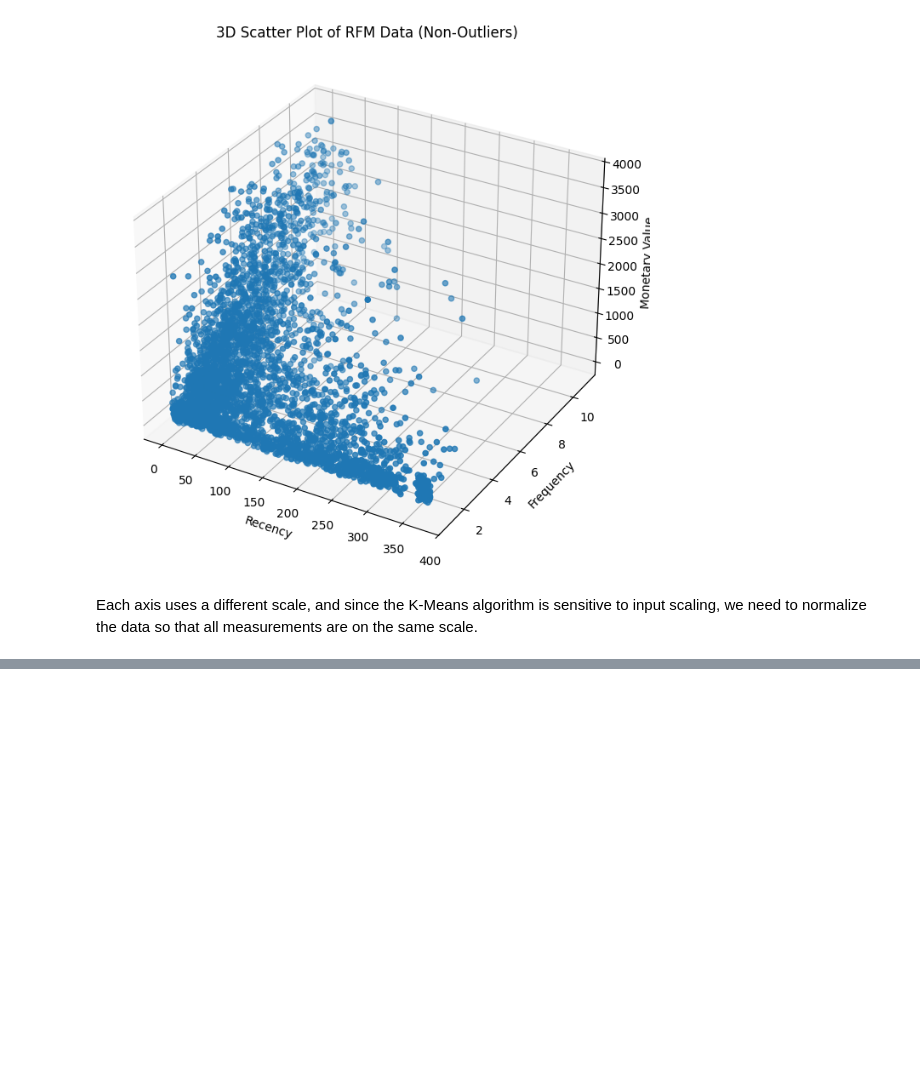
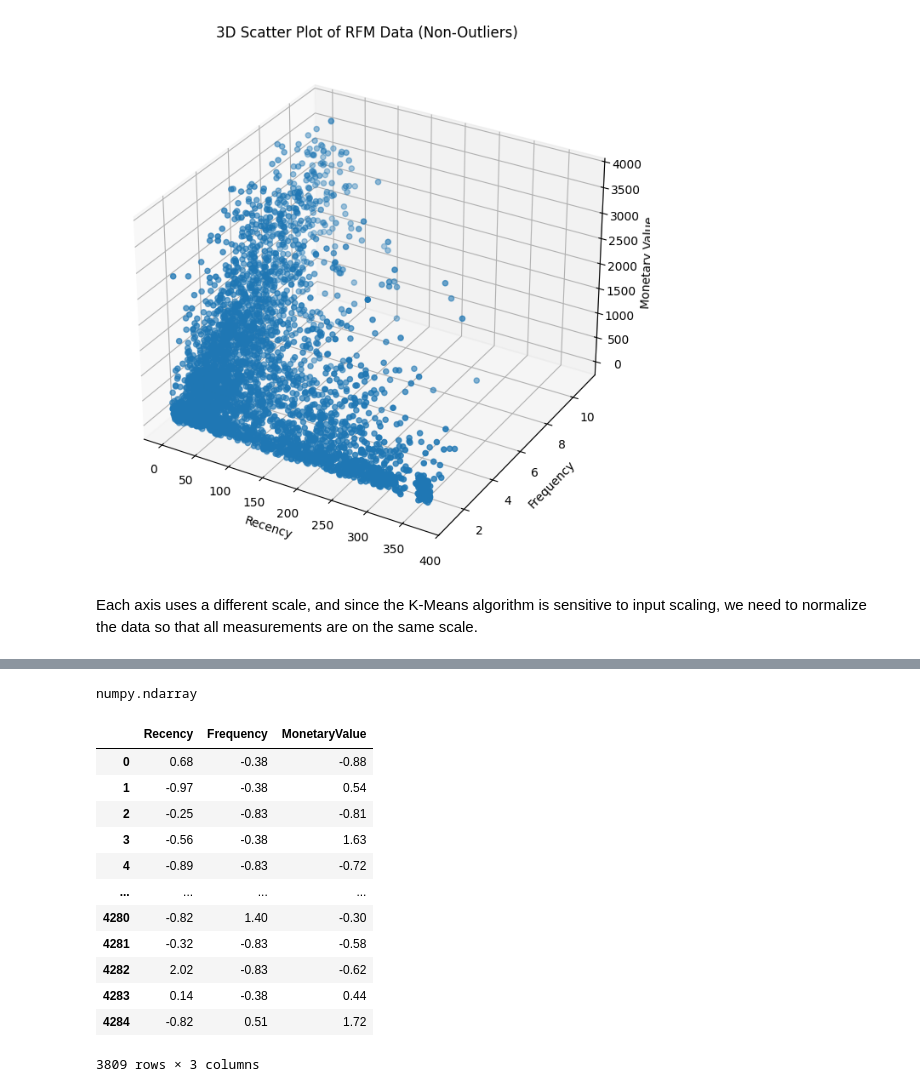
Before and after one commit to EmiTR/KMeans_Clustering, a Jupyter notebook: Kmeans_Customers_Segmentation.ipynb, the cells around one changed output, grey strips where cells are left out. Drawn from its saved outputs; the diff is of its cells as text; code cells hidden in the pictures; blank space fills up the shorter version.

```diff
--- a/Kmeans_Customers_Segmentation.ipynb
+++ b/Kmeans_Customers_Segmentation.ipynb
@@ -552,0 +564,6 @@ Each axis uses a different scale, and since the K-Means algorithm is sensitive t
+# %%
+scaler = StandardScaler()
+# Create a StandardScaler object to standardize the data.
+
+scaled_data = scaler.fit_transform(non_outlier_df[["Recency", "Frequency", "MonetaryValue"]])
+scaled_data
@@ -552,0 +578,23 @@ Each axis uses a different scale, and since the K-Means algorithm is sensitive t
+# %%
+type(scaled_data)
+# scaled_data is a numpy array. We can convert it to a dataframe for better handling.
+# %% [output]
+numpy.ndarray
+# %%
+# we should set the index to the original index to keep track of the customers after scaling.
+scaled_data_df = pd.DataFrame(scaled_data, columns=["Recency", "Frequency", "MonetaryValue"], index=non_outlier_df.index)
+scaled_data_df
+# %% [output]
+|  | Recency | Frequency | MonetaryValue |
+| 0 | 0.68 | -0.38 | -0.88 |
+| 1 | -0.97 | -0.38 | 0.54 |
+| 2 | -0.25 | -0.83 | -0.81 |
+| 3 | -0.56 | -0.38 | 1.63 |
+| 4 | -0.89 | -0.83 | -0.72 |
+| ... | ... | ... | ... |
+| 4280 | -0.82 | 1.40 | -0.30 |
+| 4281 | -0.32 | -0.83 | -0.58 |
+| 4282 | 2.02 | -0.83 | -0.62 |
+| 4283 | 0.14 | -0.38 | 0.44 |
+| 4284 | -0.82 | 0.51 | 1.72 |
+3809 rows × 3 columns
```
Also changed, not shown: parts of 3 cells of this notebook, 1 other file.
